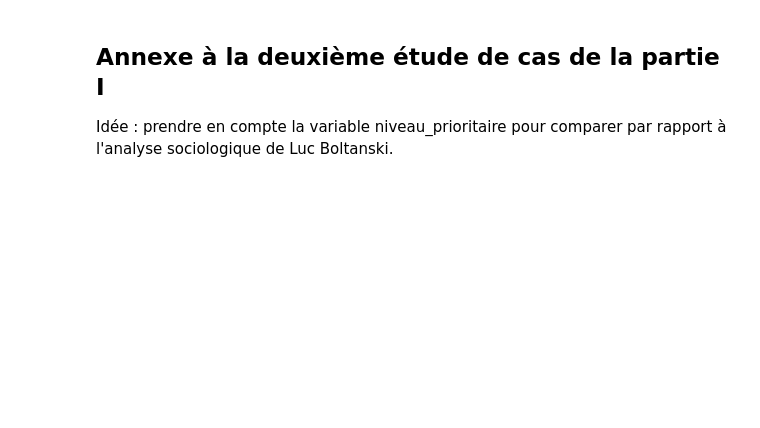
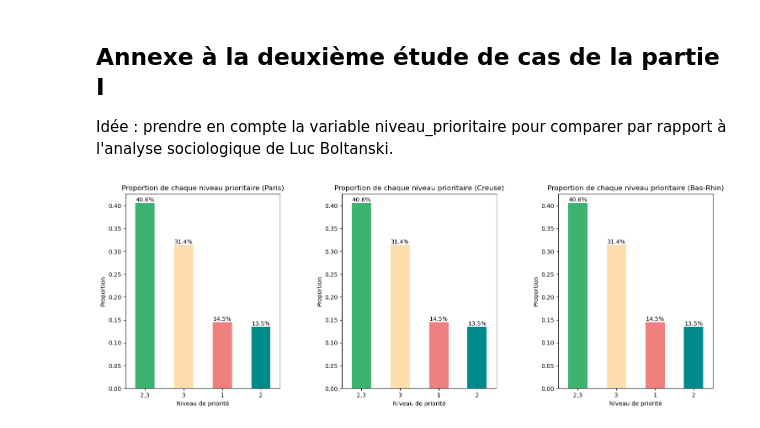
Before and after one commit to tpaquier/Python_DS, a Jupyter notebook: Annexes.ipynb, the cells around one changed output. Drawn from its saved outputs; the diff is of its cells as text; code cells hidden in the pictures; blank space fills up the shorter version.

```diff
--- a/Annexes.ipynb
+++ b/Annexes.ipynb
@@ -55,7 +56,7 @@ def autolabel(rects):
 # %%
 def plot_proportion_graph(ax, data, department):
     # Filtrer les données pour le département spécifié
-    department_data = data[data['nom_dep'] == department]
+    department_data = data[data['dep'] == department]
 
     # Trier le DataFrame en fonction de la variable 'niveau_prioritaire'
     department_data = department_data.sort_values(by='niveau_prioritaire')
@@ -68,33 +69,35 @@ def plot_proportion_graph(ax, data, department):
     ax.set_ylabel('Proportion')
     ax.set_xlabel('Niveau de priorité')
     ax.set_title(f'Proportion de chaque niveau prioritaire ({department})')
 
     # Fonction pour ajouter les pourcentages au-dessus des barres
     def autolabel(rects):
         for rect in rects:
             height = rect.get_height()
             ax.text(rect.get_x() + rect.get_width() / 2., height, f'{height:.1%}',
                     ha='center', va='bottom')
 
     # Appeler la fonction autolabel
     autolabel(ax.patches)
 
     # Changer l'orientation des étiquettes de l'axe x
     ax.set_xticklabels(ax.get_xticklabels(), rotation=0)
 
 # Créer une grille de 1 ligne par 3 colonnes pour les graphiques
 fig, axes = plt.subplots(1, 3, figsize=(18, 6))
 
 # Appeler la fonction pour chaque département avec son propre sous-graphique
 plot_proportion_graph(axes[0], pop_eff_pol, 'Paris')
 plot_proportion_graph(axes[1], pop_eff_pol, 'Creuse')
 plot_proportion_graph(axes[2], pop_eff_pol, 'Bas-Rhin')
 
 # Ajuster l'espacement entre les graphiques
 plt.subplots_adjust(wspace=0.4)
 
 # Afficher la grille de graphiques
 plt.show()
+# %% [output]
+[figure, added]
 # %%
 # Trier le DataFrame en fonction de la variable 'niveau_prioritaire'
 france_data = pop_eff_pol.sort_values(by='niveau_prioritaire')
```
Also changed, not shown: parts of 2 cells of this notebook, 12 other files.
